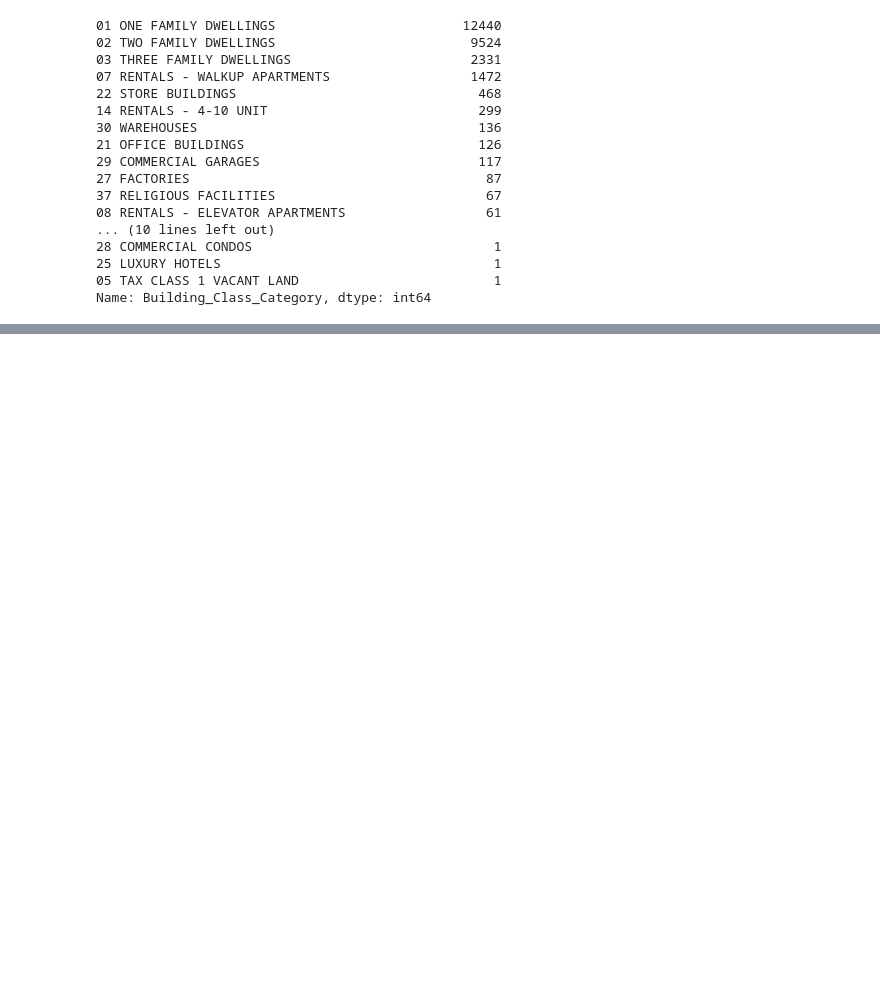
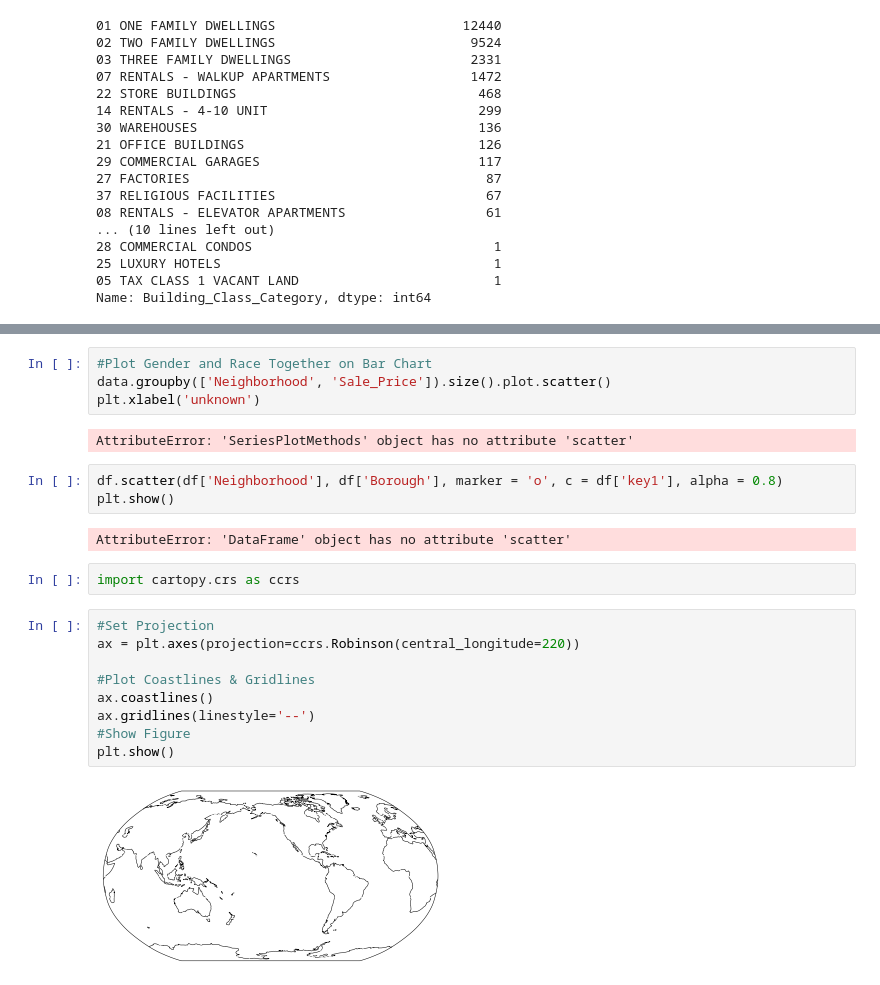
Before and after one commit to fairfield-university-ba505-fall2018/final-project-robotics-champs, a Jupyter notebook: final-project-robotics-champs/Pracbook.ipynb, the cells around one changed output, grey strips where cells are left out. Saved outputs shown, nothing was run; the diff lists cells and outputs as text; blank space fills up the shorter version.

```diff
--- a/final-project-robotics-champs/Pracbook.ipynb
+++ b/final-project-robotics-champs/Pracbook.ipynb
@@ -217,0 +243,24 @@ Text(0.5, 0, 'Properties')
+# %%
+#Plot Gender and Race Together on Bar Chart
+data.groupby(['Neighborhood', 'Sale_Price']).size().plot.scatter()
+plt.xlabel('unknown')
+# %% [output]
+AttributeError: 'SeriesPlotMethods' object has no attribute 'scatter'
+# %%
+df.scatter(df['Neighborhood'], df['Borough'], marker = 'o', c = df['key1'], alpha = 0.8)
+plt.show()
+# %% [output]
+AttributeError: 'DataFrame' object has no attribute 'scatter'
+# %%
+import cartopy.crs as ccrs
+# %%
+#Set Projection
+ax = plt.axes(projection=ccrs.Robinson(central_longitude=220))
+
+#Plot Coastlines & Gridlines
+ax.coastlines()
+ax.gridlines(linestyle='--')
+#Show Figure
+plt.show()
+# %% [output]
+[figure, added]
```
Also changed, not shown: parts of 6 cells of this notebook.
